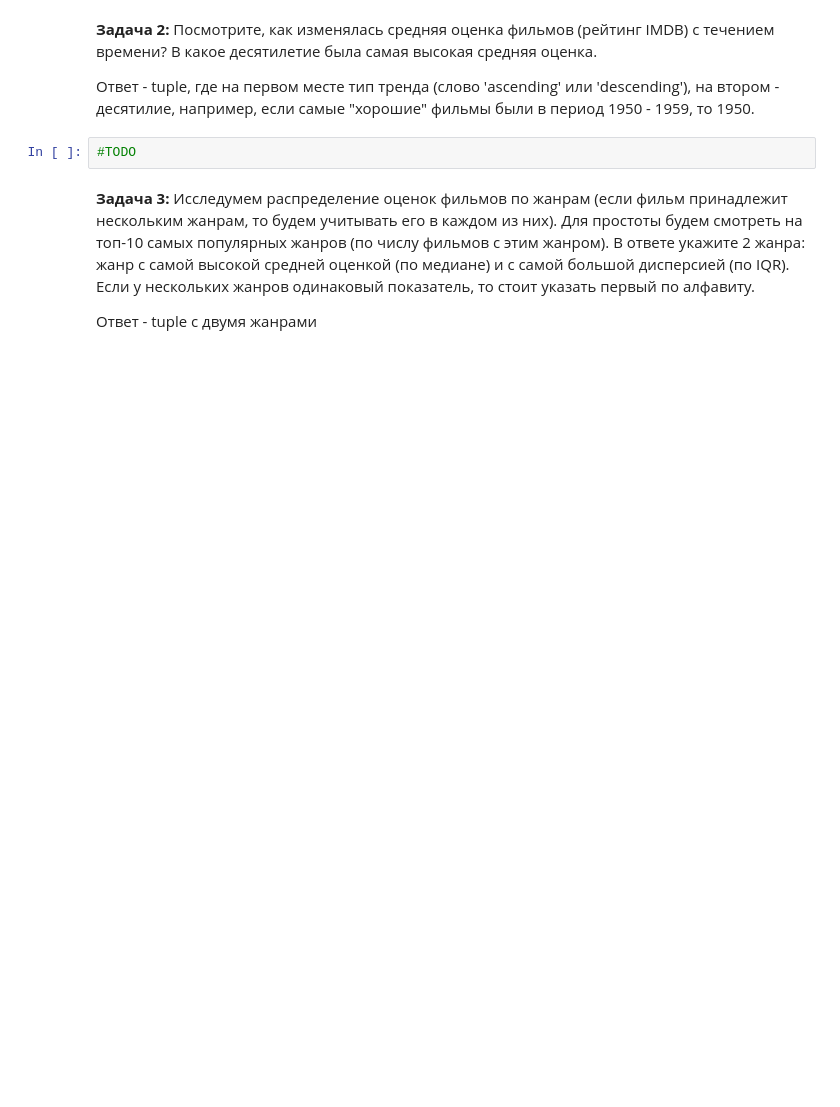
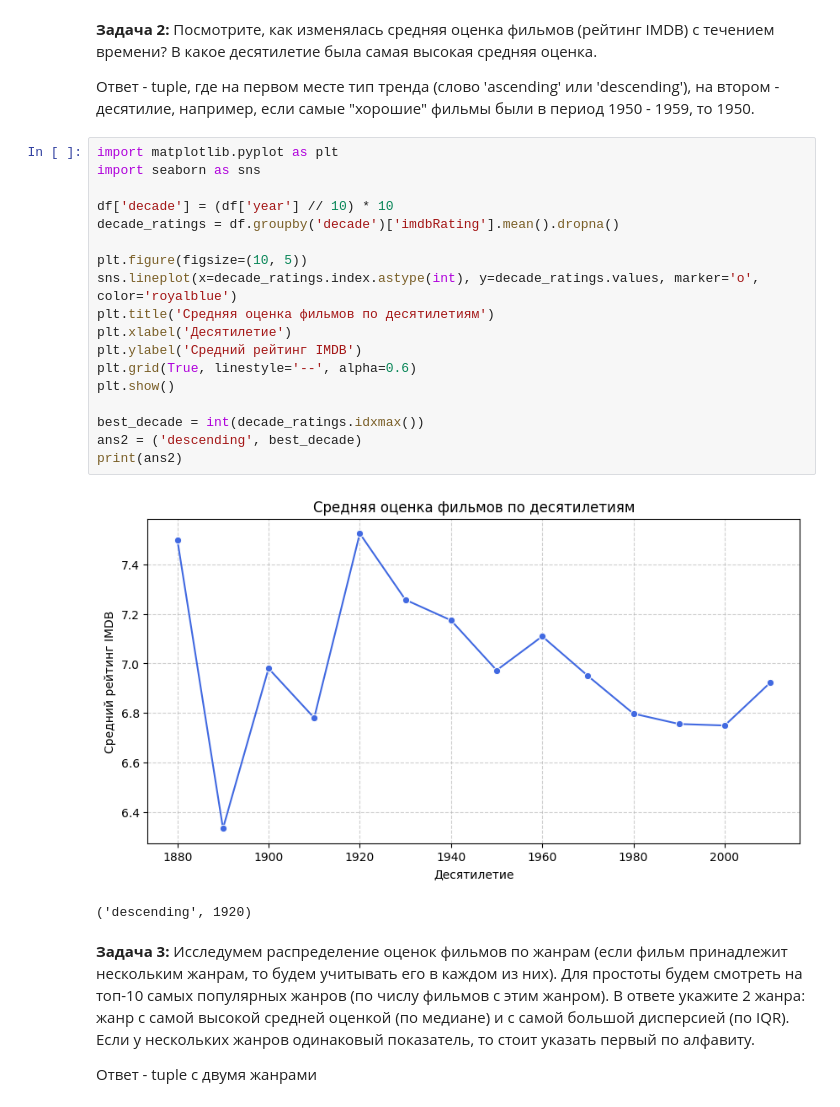
Before and after one commit to vasili-sikora/ml_azati_labs, a Jupyter notebook: lab2-libs/f_visualization/imdb.ipynb, the cells around one changed output. Saved outputs shown, nothing was run; the diff lists cells and outputs as text; blank space fills up the shorter version.

```diff
--- a/lab2-libs/f_visualization/imdb.ipynb
+++ b/lab2-libs/f_visualization/imdb.ipynb
@@ -19,8 +35,27 @@ nrOfNominations
 __Задача 2:__ Посмотрите, как изменялась средняя оценка фильмов (рейтинг IMDB) с течением времени? В какое десятилетие была самая высокая средняя оценка.
 
 Ответ - tuple, где на первом месте тип тренда (слово 'ascending' или 'descending'), на втором - десятилие, например, если самые "хорошие" фильмы были в период 1950 - 1959, то 1950.
-# %%
-#TODO
+# %%
+import matplotlib.pyplot as plt
+import seaborn as sns
+
+df['decade'] = (df['year'] // 10) * 10
+decade_ratings = df.groupby('decade')['imdbRating'].mean().dropna()
+
+plt.figure(figsize=(10, 5))
+sns.lineplot(x=decade_ratings.index.astype(int), y=decade_ratings.values, marker='o', color='royalblue')
+plt.title('Средняя оценка фильмов по десятилетиям')
+plt.xlabel('Десятилетие')
+plt.ylabel('Средний рейтинг IMDB')
+plt.grid(True, linestyle='--', alpha=0.6)
+plt.show()
+
+best_decade = int(decade_ratings.idxmax())
+ans2 = ('descending', best_decade)
+print(ans2)
+# %% [output]
+[figure, added]
+('descending', 1920)
 # %% [markdown]
 __Задача 3:__ Исследумем распределение оценок фильмов по жанрам (если фильм принадлежит нескольким жанрам, то будем учитывать его в каждом из них). Для простоты будем смотреть на топ-10 самых популярных жанров (по числу фильмов с этим жанром). В ответе укажите 2 жанра: жанр с самой высокой средней оценкой (по медиане) и с самой большой дисперсией (по IQR). Если у нескольких жанров одинаковый показатель, то стоит указать первый по алфавиту.
 
```
Also changed, not shown: parts of 9 cells of this notebook, 10 other files.
